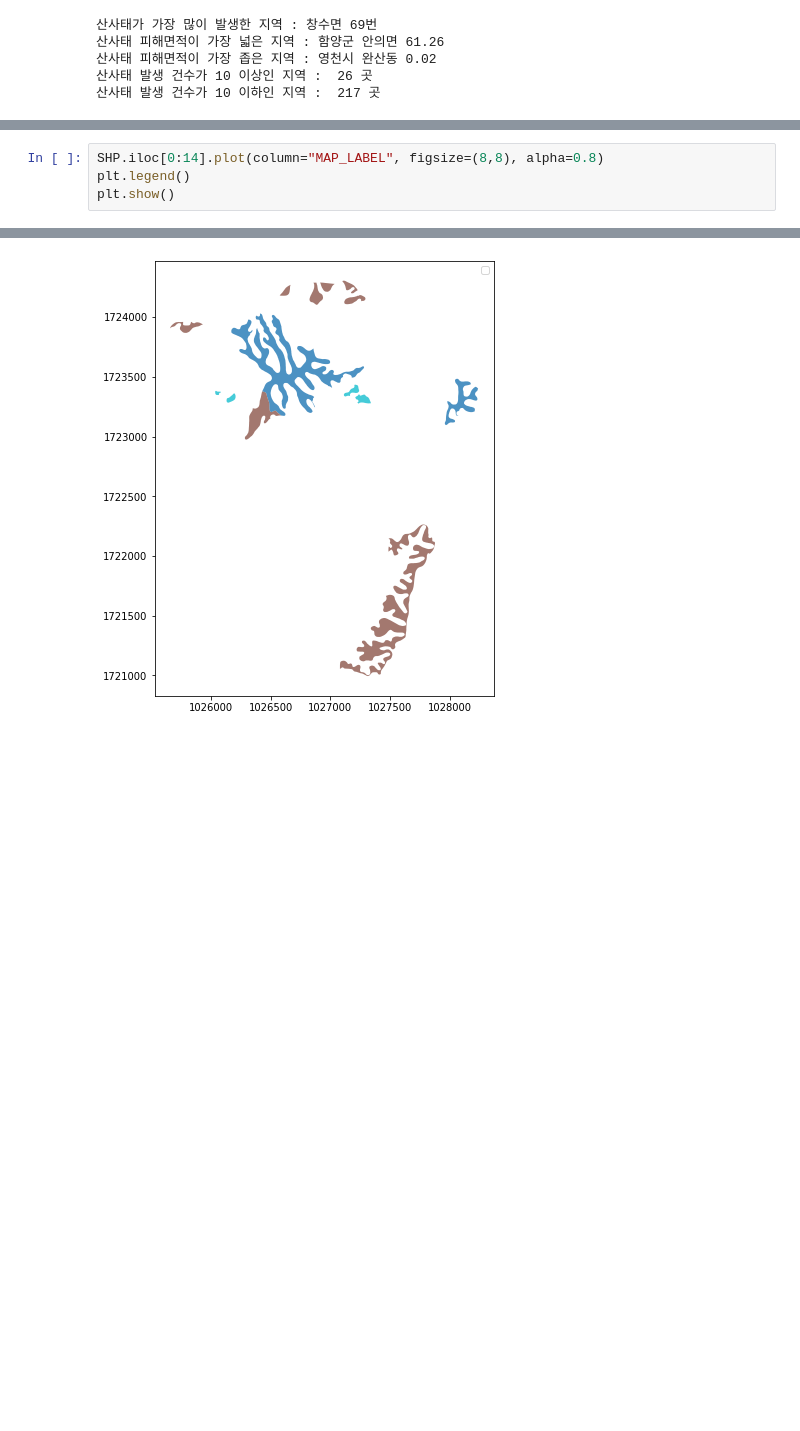
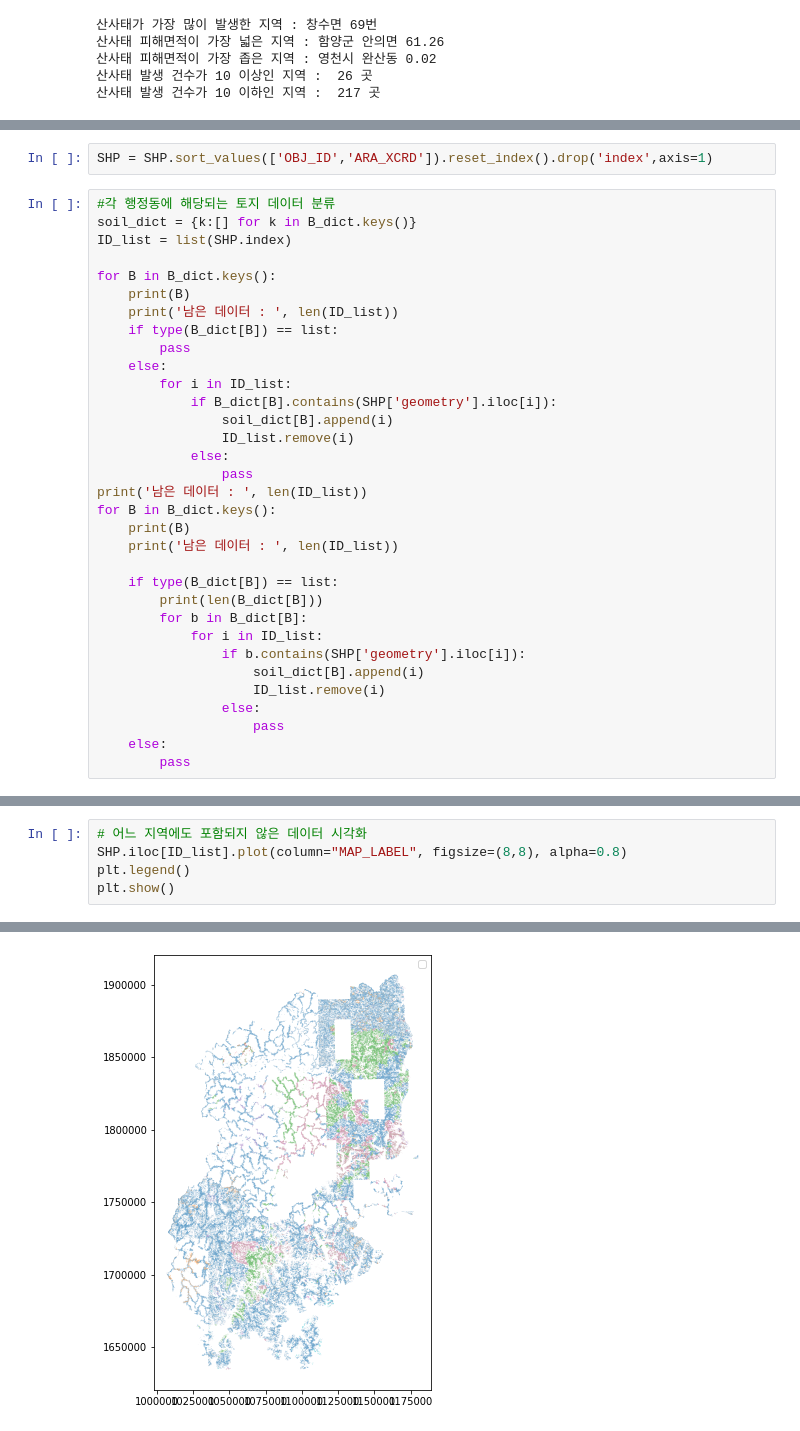
Before and after one commit to Deep-Environment/weather_bigcon_2021, a Jupyter notebook: src/데이터 종류에 따른 지역 클러스터링.ipynb, the cells around one changed output, grey strips where cells are left out. Saved outputs shown, nothing was run; the diff lists cells and outputs as text; blank space fills up the shorter version.

```diff
--- a/src/데이터 종류에 따른 지역 클러스터링.ipynb
+++ b/src/데이터 종류에 따른 지역 클러스터링.ipynb
@@ -54,0 +71,35 @@ SHP = pd.concat([SHP,SHP_north_2],axis=0)
+# %%
+SHP = SHP.sort_values(['OBJ_ID','ARA_XCRD']).reset_index().drop('index',axis=1)
+# %%
+#각 행정동에 해당되는 토지 데이터 분류
+soil_dict = {k:[] for k in B_dict.keys()}
+ID_list = list(SHP.index)
+
+for B in B_dict.keys():
+    print(B)
+    print('남은 데이터 : ', len(ID_list))
+    if type(B_dict[B]) == list:
+        pass
+    else:
+        for i in ID_list:
+            if B_dict[B].contains(SHP['geometry'].iloc[i]):
+                soil_dict[B].append(i)
+                ID_list.remove(i)
+            else:
+                pass
+print('남은 데이터 : ', len(ID_list))
+for B in B_dict.keys():
+    print(B)
+    print('남은 데이터 : ', len(ID_list))
+
+    if type(B_dict[B]) == list:
+        print(len(B_dict[B]))
+        for b in B_dict[B]:
+            for i in ID_list:
+                if b.contains(SHP['geometry'].iloc[i]):
+                    soil_dict[B].append(i)
+                    ID_list.remove(i)
+                else:
+                    pass
+    else:
+        pass
@@ -91,7 +148,8 @@ Name: 0, dtype: object
 # %%
-SHP.iloc[0:14].plot(column="MAP_LABEL", figsize=(8,8), alpha=0.8)
+# 어느 지역에도 포함되지 않은 데이터 시각화
+SHP.iloc[ID_list].plot(column="MAP_LABEL", figsize=(8,8), alpha=0.8)
 plt.legend()
 plt.show()
 # %% [output]
 No handles with labels found to put in legend.
-[figure, old version]
+[figure, new version]
```
Also changed, not shown: parts of 21 cells of this notebook, 1 other file.
